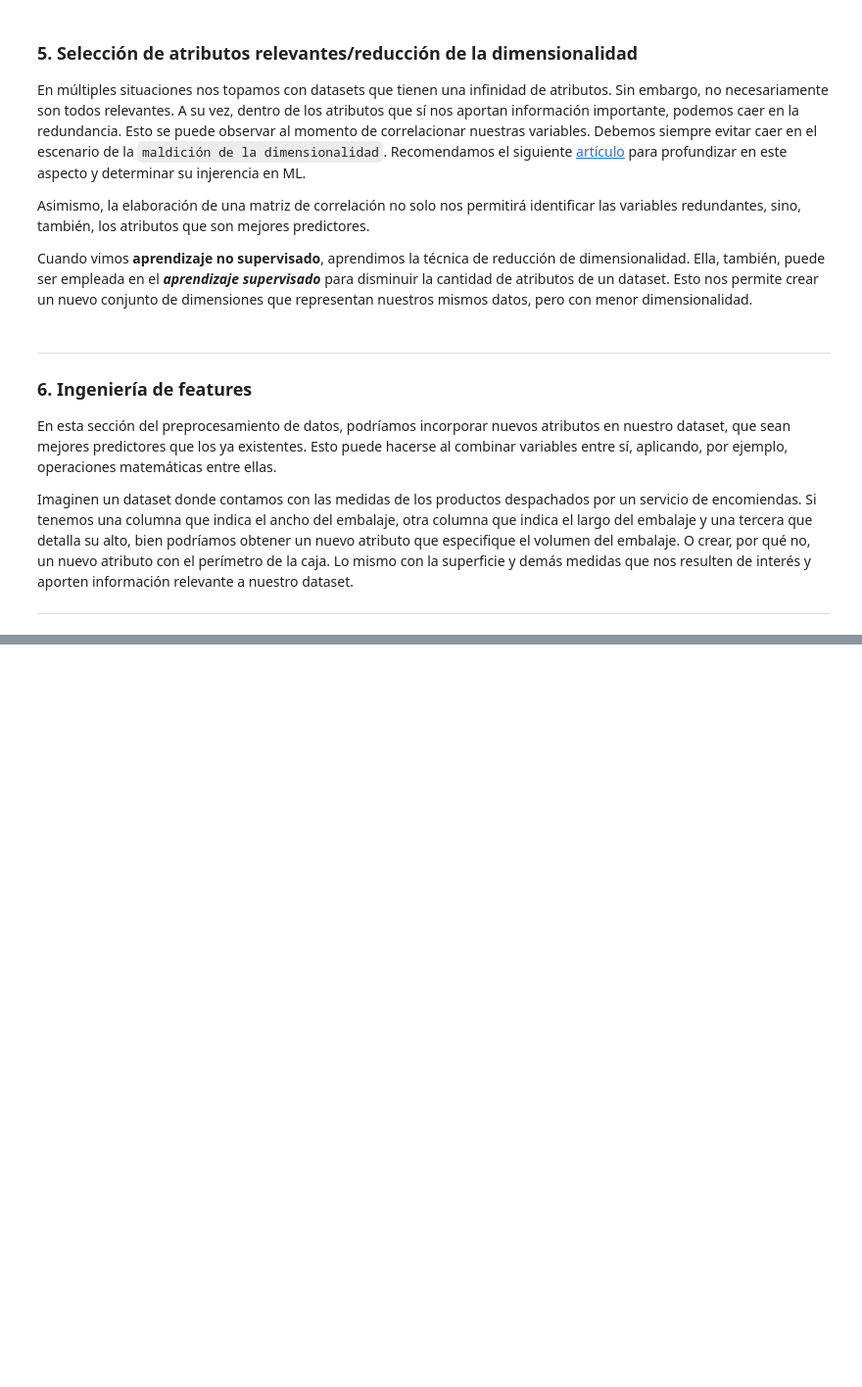
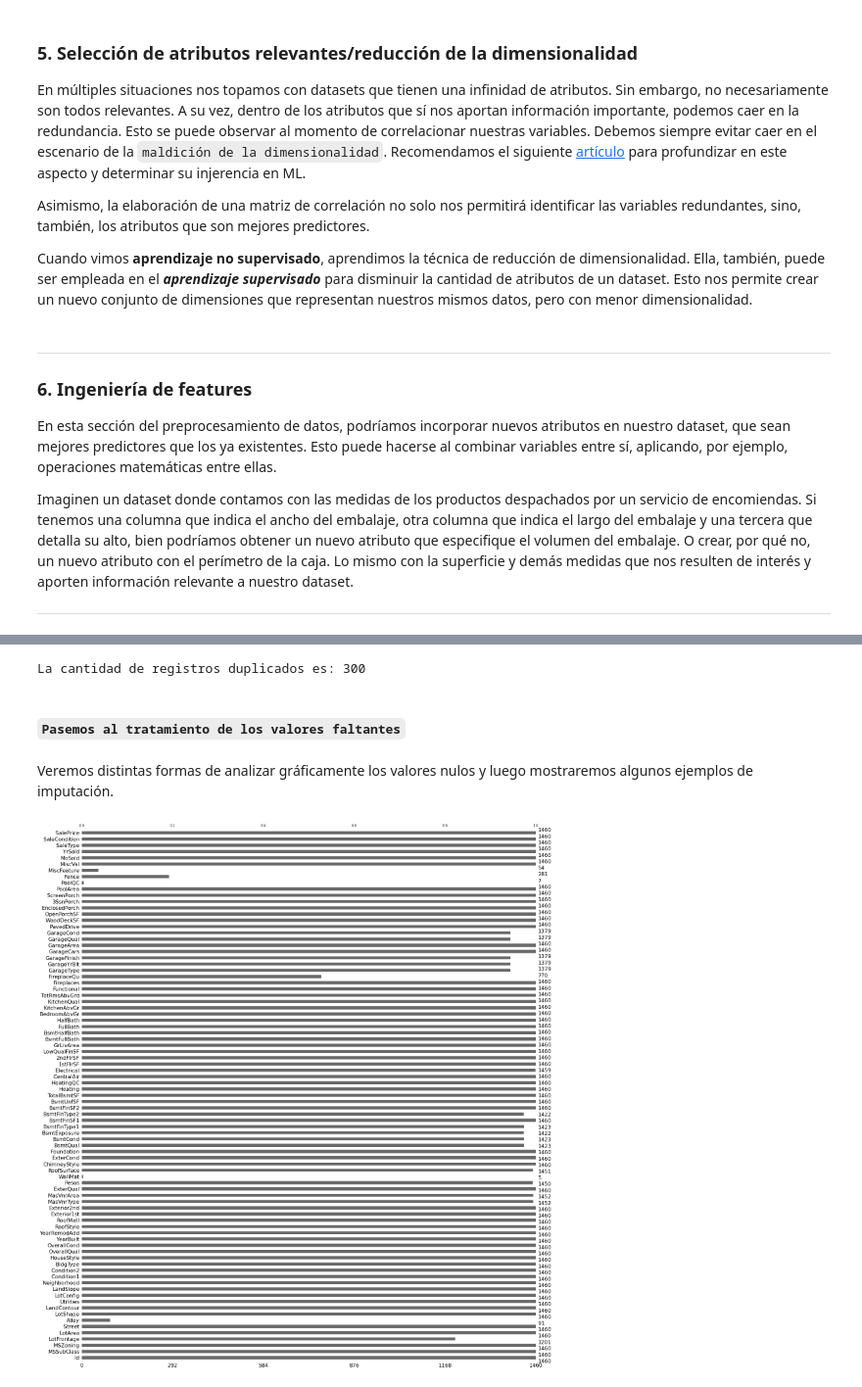
Before and after one commit to Heizhem/Workshop_Preprocesamiento, a Jupyter notebook: Preprocesamiento.ipynb, the cells around one changed output, grey strips where cells are left out. Shown: that part at 98% size. Drawn from its saved outputs; the diff is of its cells as text; code cells hidden in the pictures; blank space fills up the shorter version.

```diff
--- a/Preprocesamiento.ipynb
+++ b/Preprocesamiento.ipynb
@@ -182,0 +196,2 @@ Imaginen un dataset donde contamos con las medidas de los productos despachados
+# %%
+data = pd.read_csv(r'C:\Users\leand\Downloads\ML_Houses_dataset.csv')
@@ -182,0 +241,12 @@ Imaginen un dataset donde contamos con las medidas de los productos despachados
+# %%
+print('La cantidad de registros duplicados es:', data.duplicated().sum())
+# %% [output]
+La cantidad de registros duplicados es: 300
+# %%
+# Los eliminamos
+
+data.drop_duplicates(inplace = True)
+# %% [markdown]
+#### **`Pasemos al tratamiento de los valores faltantes`**
+# %% [markdown]
+Veremos distintas formas de analizar gráficamente los valores nulos y luego mostraremos algunos ejemplos de imputación.
@@ -182,0 +257,5 @@ Imaginen un dataset donde contamos con las medidas de los productos despachados
+# %%
+msno.bar(data)
+plt.show()
+# %% [output]
+[figure, added]
```
Also changed, not shown: parts of 46 cells of this notebook, 1 other file.
